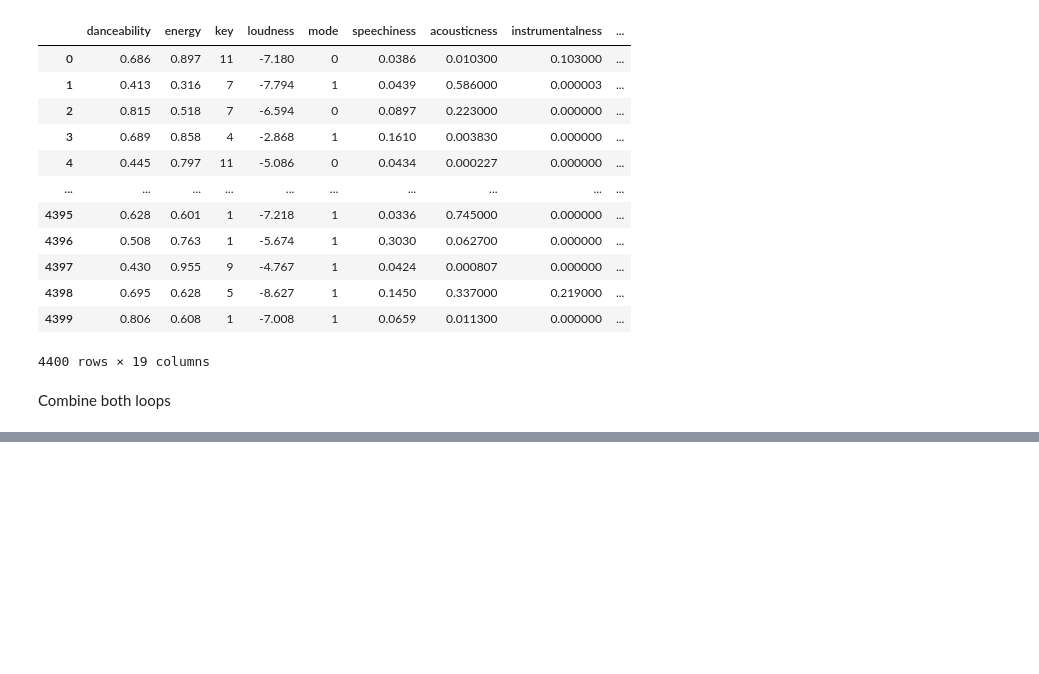
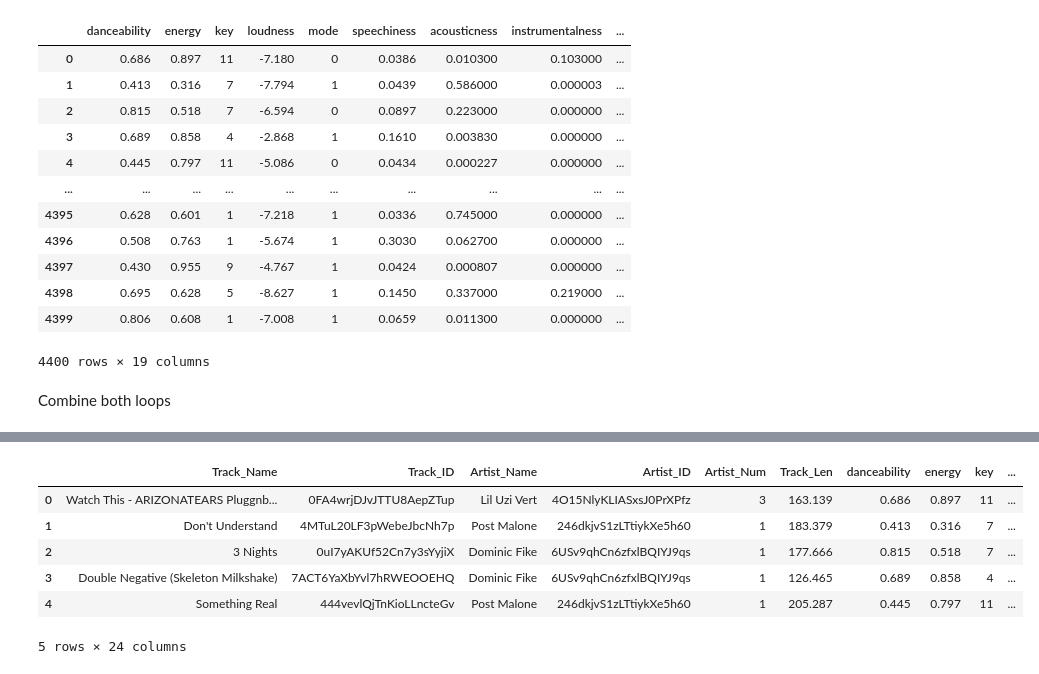
Before and after one commit to gossdante/spotify_repo, a Jupyter notebook: Spotify_Workbook.ipynb, the cells around one changed output, grey strips where cells are left out. Cells and saved outputs as stored; diff of their text form; code cells hidden in the pictures; blank space fills up the shorter version.

```diff
--- a/Spotify_Workbook.ipynb
+++ b/Spotify_Workbook.ipynb
@@ -413,0 +383,12 @@ data
+# %%
+# Read data from pickle
+data = pd.read_pickle("./DantesSongs.pkl")
+data.head()
+# %% [output]
+|  | Track_Name | Track_ID | Artist_Name | Artist_ID | Artist_Num | Track_Len | danceability | energy | key | ... |
+| 0 | Watch This - ARIZONATEARS Pluggnb... | 0FA4wrjDJvJTTU8AepZTup | Lil Uzi Vert | 4O15NlyKLIASxsJ0PrXPfz | 3 | 163.139 | 0.686 | 0.897 | 11 | ... |
+| 1 | Don't Understand | 4MTuL20LF3pWebeJbcNh7p | Post Malone | 246dkjvS1zLTtiykXe5h60 | 1 | 183.379 | 0.413 | 0.316 | 7 | ... |
+| 2 | 3 Nights | 0uI7yAKUf52Cn7y3sYyjiX | Dominic Fike | 6USv9qhCn6zfxlBQIYJ9qs | 1 | 177.666 | 0.815 | 0.518 | 7 | ... |
+| 3 | Double Negative (Skeleton Milkshake) | 7ACT6YaXbYvl7hRWEOOEHQ | Dominic Fike | 6USv9qhCn6zfxlBQIYJ9qs | 1 | 126.465 | 0.689 | 0.858 | 4 | ... |
+| 4 | Something Real | 444vevlQjTnKioLLncteGv | Post Malone | 246dkjvS1zLTtiykXe5h60 | 1 | 205.287 | 0.445 | 0.797 | 11 | ... |
+5 rows × 24 columns
```
Also changed, not shown: parts of 5 cells of this notebook, 1 other file.
